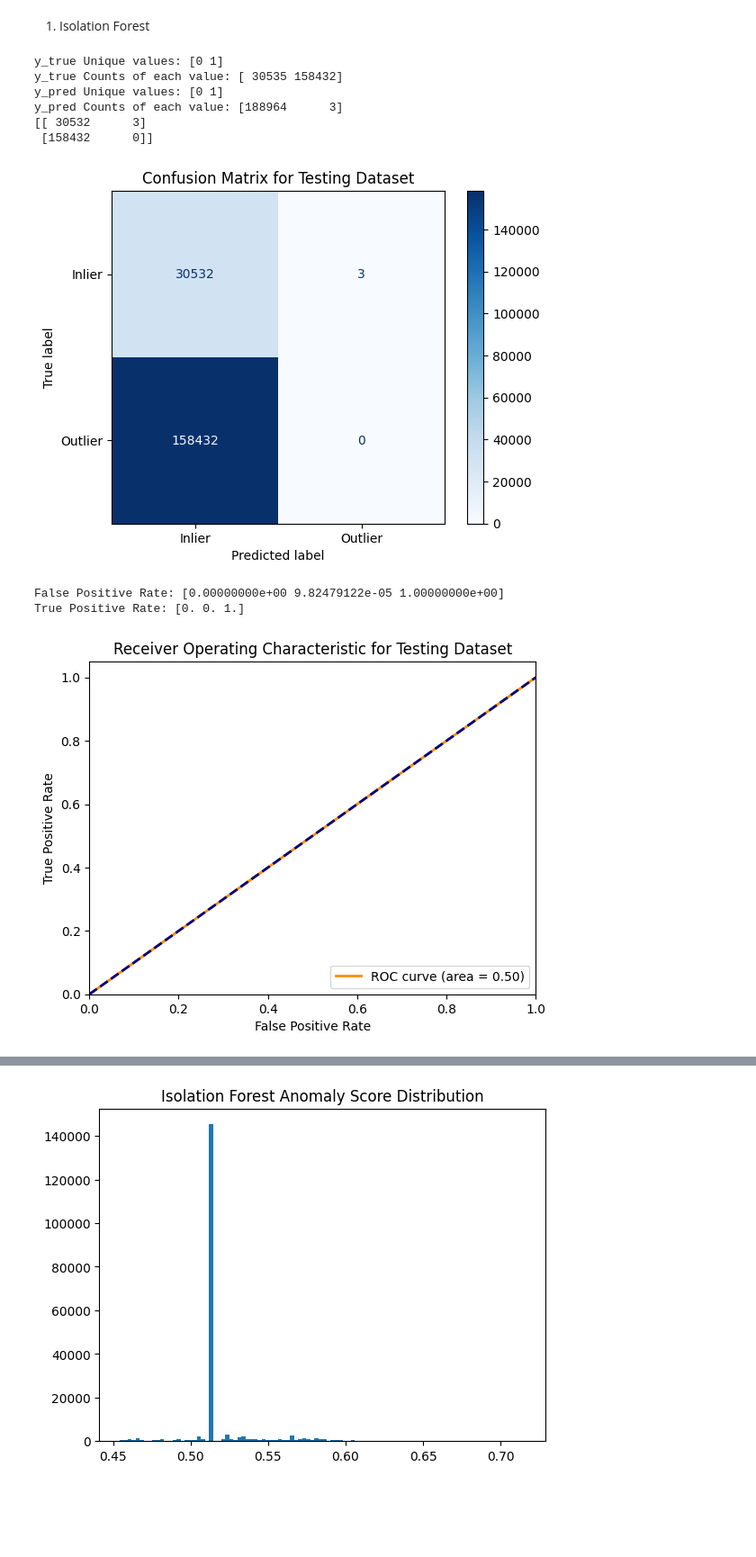
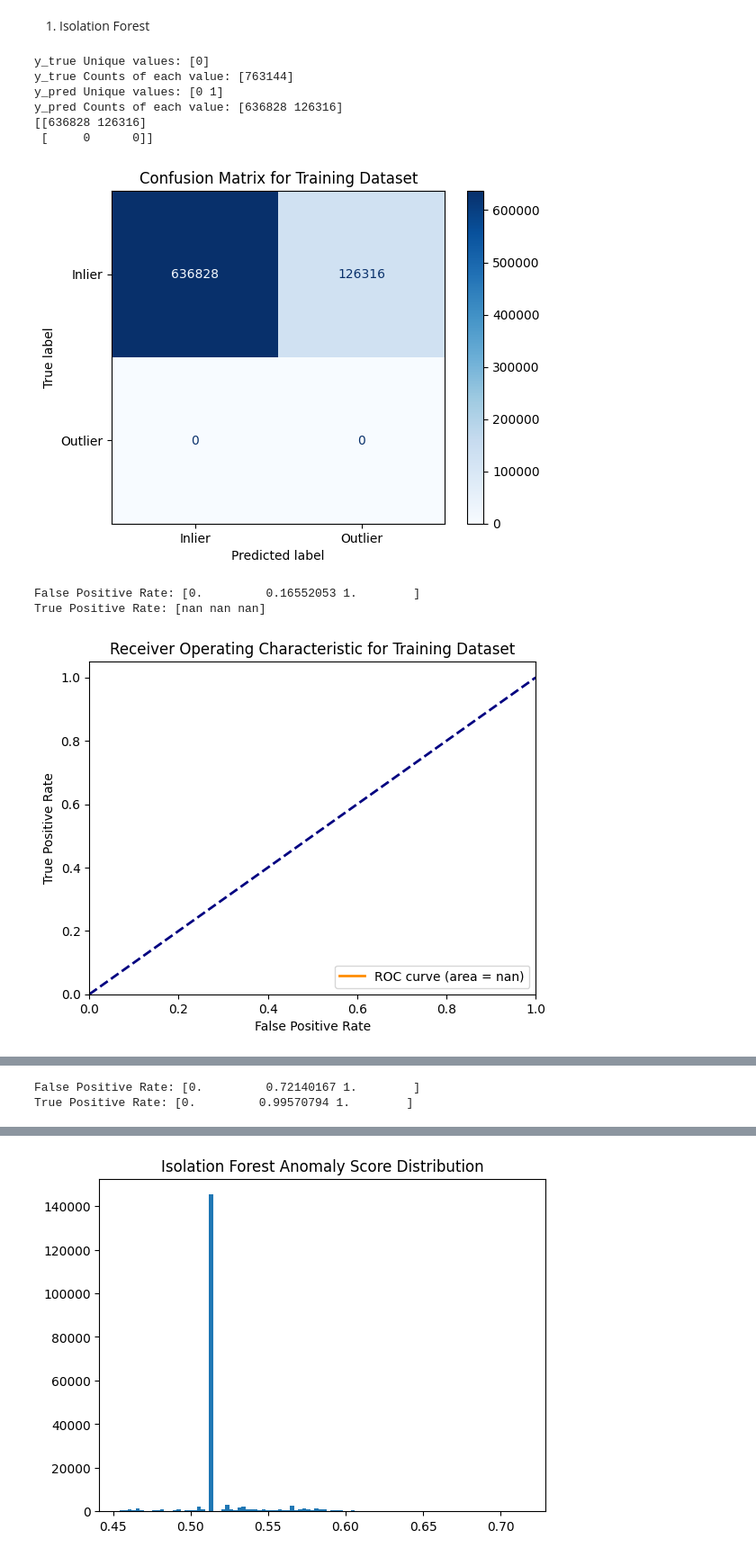
Before and after one commit to pinknwhite-franko/beth-dataset-anamoly-detection, a Jupyter notebook: model_training.ipynb, the cells around one changed output, grey strips where cells are left out. Shown at 90% size. Drawn from its saved outputs; the diff is of its cells as text; code cells hidden in the pictures; blank space fills up the shorter version.

```diff
--- a/model_training.ipynb
+++ b/model_training.ipynb
@@ -98,12 +98,14 @@ model = Pipeline([
         ))
 
 ])
+# %%
+y_pred_train = model.fit(X_train)
 # %%
 # Perform fit on X _train and returns labels for y_pred.
 y_pred_train = model.fit_predict(X_train)
 # %%
 # Perform fit on X _train and returns labels for y_pred.
-y_pred_test = model.fit_predict(X_test)
+y_pred_test = model.predict(X_test)
 # %% [markdown]
 1. Isolation Forest
 # %%
@@ -162,16 +164,16 @@ def evaluate_model(y_true, y_pred, dataset_type="Dataset"):
 # print(f"Unique values: {unique_values}")
 # print(f"Counts of each value: {counts}")
 # %%
-# evaluate_model(y_train, y_pred_train, dataset_type="Training Dataset")
+evaluate_model(y_train, y_pred_train, dataset_type="Training Dataset")
 evaluate_model(y_test, y_pred_test, dataset_type="Testing Dataset")
 # %% [output]
-y_true Unique values: [0 1]
-y_true Counts of each value: [ 30535 158432]
+y_true Unique values: [0]
+y_true Counts of each value: [763144]
 y_pred Unique values: [0 1]
-y_pred Counts of each value: [188964      3]
-[[ 30532      3]
- [158432      0]]
+y_pred Counts of each value: [636828 126316]
+[[636828 126316]
+ [     0      0]]
-[figure, old version]
+[figure, new version]
-False Positive Rate: [0.00000000e+00 9.82479122e-05 1.00000000e+00]
-True Positive Rate: [0. 0. 1.]
+False Positive Rate: [0.         0.16552053 1.        ]
+True Positive Rate: [nan nan nan]
-[figure, old version]
+[figure, new version]
@@ -177,0 +187,2 @@ True Positive Rate: [0. 0. 1.]
+False Positive Rate: [0.         0.72140167 1.        ]
+True Positive Rate: [0.         0.99570794 1.        ]
```
Also changed, not shown: parts of 1 cell of this notebook, 3 other files.
